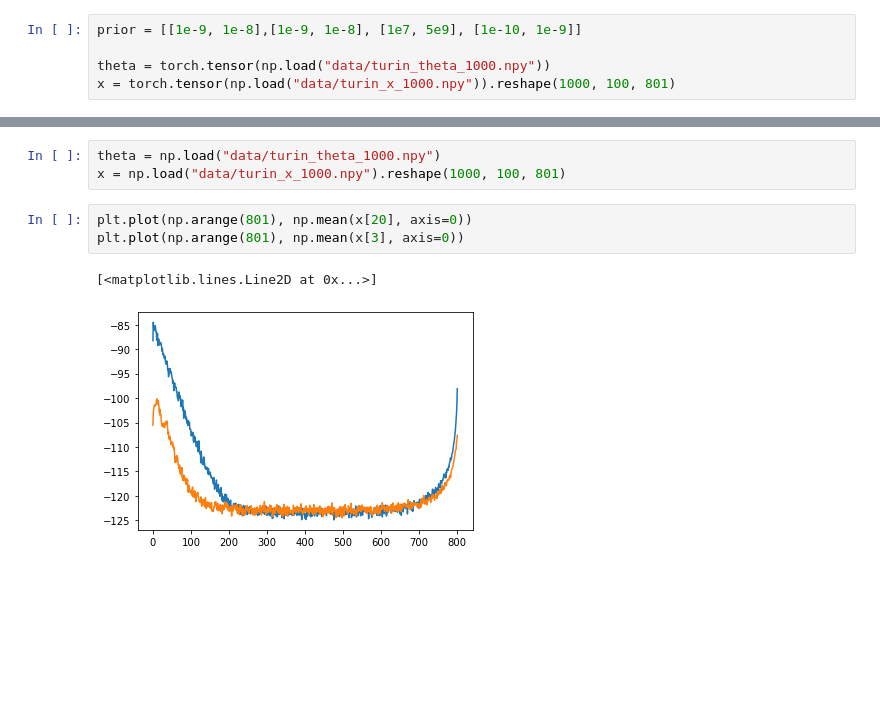
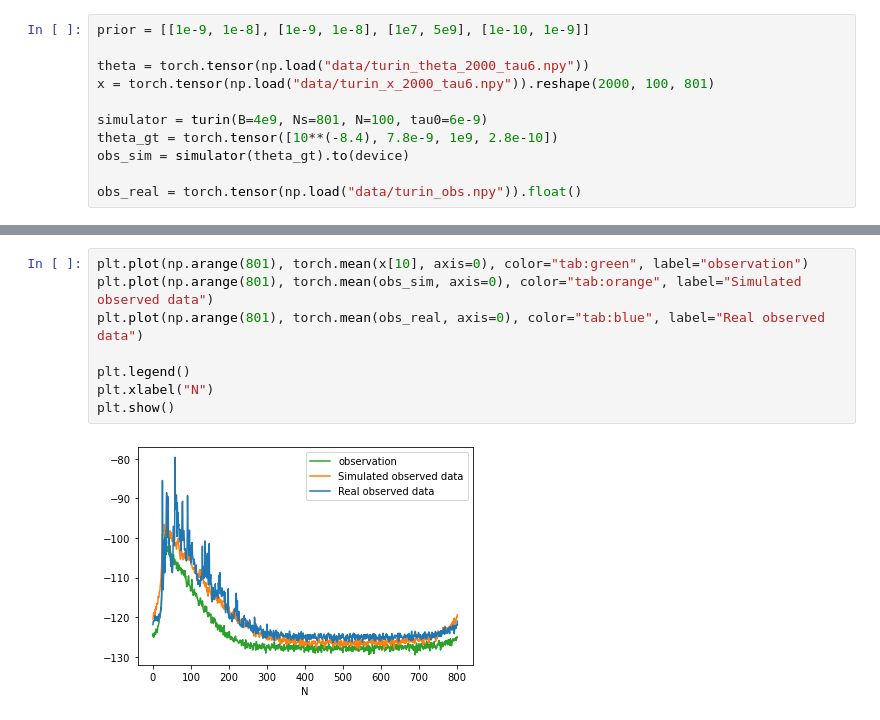
Before and after one commit to huangdaolang/robust-sbi, a Jupyter notebook: Turin-NPE.ipynb, the cells around one changed output, grey strips where cells are left out. Saved outputs shown, nothing was run; the diff lists cells and outputs as text; blank space fills up the shorter version.

```diff
--- a/Turin-NPE.ipynb
+++ b/Turin-NPE.ipynb
@@ -49,5 +82,11 @@ def sample_posteriors(posterior, obs, num):
 # %%
-prior = [[1e-9, 1e-8],[1e-9, 1e-8], [1e7, 5e9], [1e-10, 1e-9]]
+prior = [[1e-9, 1e-8], [1e-9, 1e-8], [1e7, 5e9], [1e-10, 1e-9]]
 
-theta = torch.tensor(np.load("data/turin_theta_1000.npy"))
-x = torch.tensor(np.load("data/turin_x_1000.npy")).reshape(1000, 100, 801)
+theta = torch.tensor(np.load("data/turin_theta_2000_tau6.npy"))
+x = torch.tensor(np.load("data/turin_x_2000_tau6.npy")).reshape(2000, 100, 801)
+
+simulator = turin(B=4e9, Ns=801, N=100, tau0=6e-9)
+theta_gt = torch.tensor([10**(-8.4), 7.8e-9, 1e9, 2.8e-10])
+obs_sim = simulator(theta_gt).to(device)
+
+obs_real = torch.tensor(np.load("data/turin_obs.npy")).float()
@@ -187,9 +93,10 @@ plt.show()
-# %%
-theta = np.load("data/turin_theta_1000.npy")
-x = np.load("data/turin_x_1000.npy").reshape(1000, 100, 801)
-# %%
-plt.plot(np.arange(801), np.mean(x[20], axis=0))
-plt.plot(np.arange(801), np.mean(x[3], axis=0))
-# %% [output]
-[<matplotlib.lines.Line2D at 0x...>]
-[figure, removed]
+# %%
+plt.plot(np.arange(801), torch.mean(x[10], axis=0), color="tab:green", label="observation")
+plt.plot(np.arange(801), torch.mean(obs_sim, axis=0), color="tab:orange", label="Simulated observed data")
+plt.plot(np.arange(801), torch.mean(obs_real, axis=0), color="tab:blue", label="Real observed data")
+
+plt.legend()
+plt.xlabel("N")
+plt.show()
+# %% [output]
+[figure, added]
```
Also changed, not shown: parts of 17 cells of this notebook, 7 other files.
